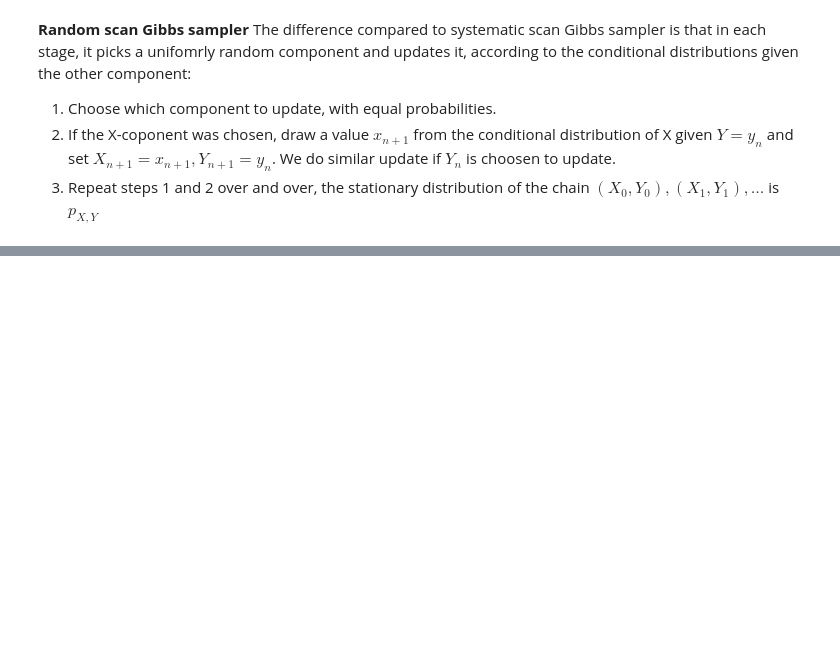
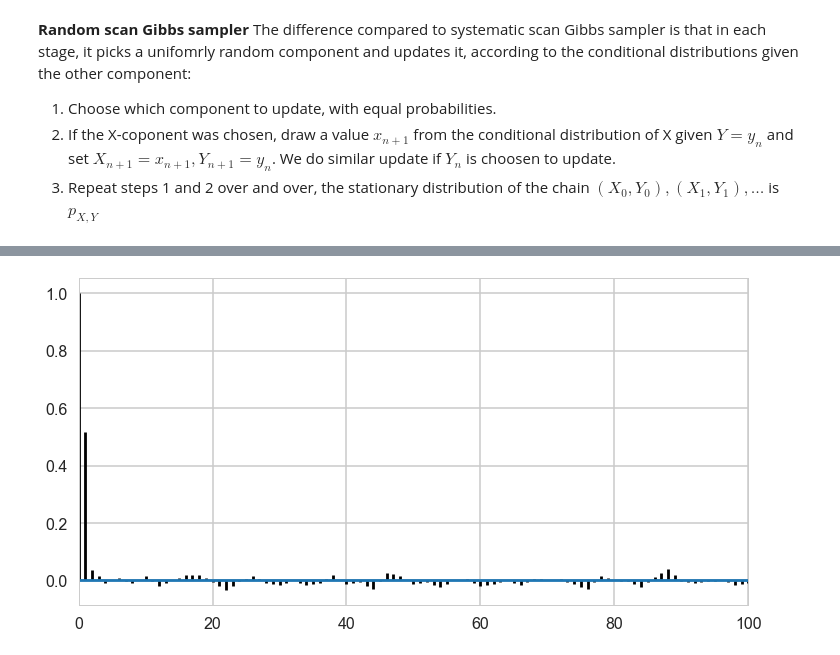
Before and after one commit to totucuong/bayes_data_analysis, a Jupyter notebook: notes/theory/sampling/MCMC_sampling_techniques.ipynb, the cells around one changed output, grey strips where cells are left out. Drawn from its saved outputs; the diff is of its cells as text; code cells hidden in the pictures; blank space fills up the shorter version.

```diff
--- a/notes/theory/sampling/MCMC_sampling_techniques.ipynb
+++ b/notes/theory/sampling/MCMC_sampling_techniques.ipynb
@@ -299,0 +359,7 @@ We illustrate Gibbs sampler in the context of bivariate $p(X,Y)$ and both $X, Y$
+# %%
+def corrplot(trace, maxlags=50):
+    plt.acorr(trace-np.mean(trace),  normed=True, maxlags=maxlags);
+    plt.xlim([0, maxlags])
+corrplot(out[4000:,0], 100)
+# %% [output]
+[figure, added]
```
Also changed, not shown: parts of 10 cells of this notebook, 3 other files.
